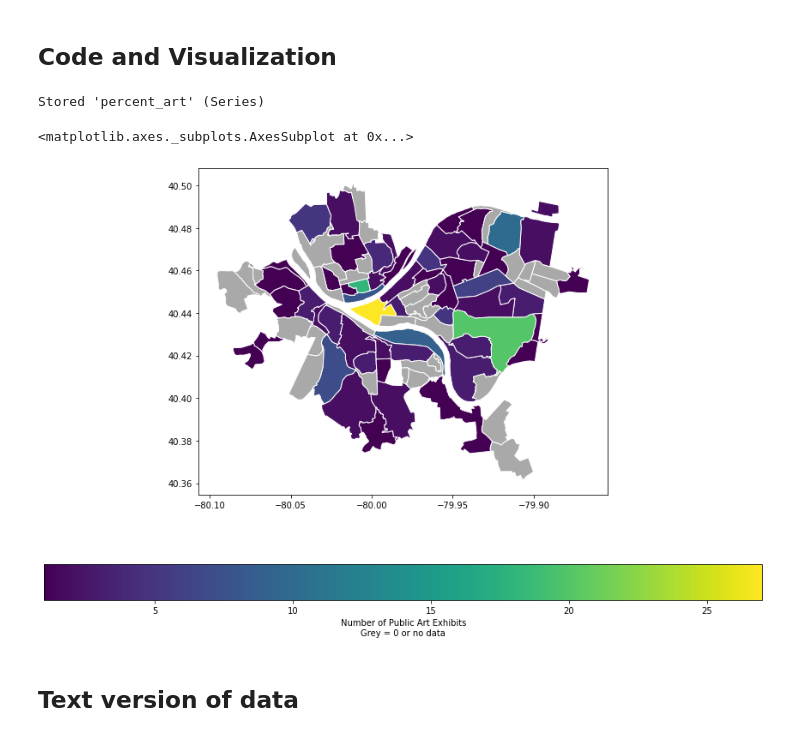
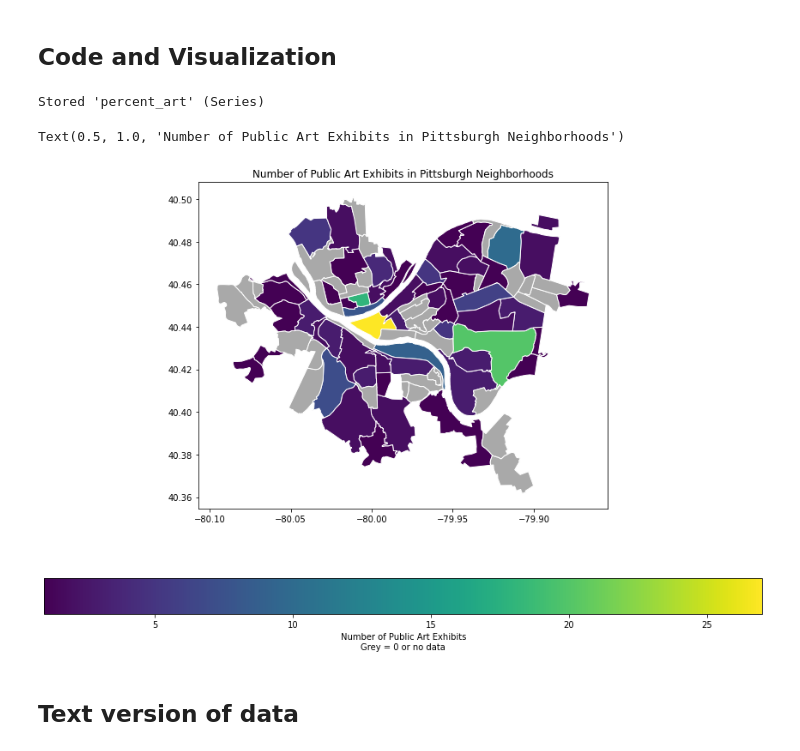
Before and after one commit to Elsklivet/big-ideas-final, a Jupyter notebook: datasets/public-art/public-art.ipynb, the cells around one changed output. Cells and saved outputs as stored; diff of their text form; code cells hidden in the pictures.

```diff
--- a/datasets/public-art/public-art.ipynb
+++ b/datasets/public-art/public-art.ipynb
@@ -15,34 +15,35 @@ I consider a neighborhood to be "better" if it has more public art installations
 # %%
 import pandas as pd
 import numpy as np
 %matplotlib inline
 import matplotlib.pyplot as plt
 import geopandas as gp
 
 art = pd.read_csv("public-art.csv")
 num_art = art.groupby("neighborhood").size()
 num_art.sort_values(ascending=False)
 
 percent_art = num_art / 27
 percent_art = percent_art.sort_values(ascending=False)
 %store percent_art
 
 neighborhoods = gp.read_file("../neighborhood/Neighborhoods_.shp")
 
 art_map = neighborhoods.merge(num_art.rename("num_art"), how='left', left_on="hood", right_on='neighborhood')
 
+
 art_map.plot(column='num_art', # set the data to be used for coloring
                #cmap='OrRd',              # choose a color palette
                edgecolor="white",        # outline the districts in white
                legend=True,              # show the legend
                legend_kwds={'label': "Number of Public Art Exhibits\nGrey = 0 or no data", 'orientation': "horizontal"}, # label the legend
                figsize=(15, 10),         # set the size
                missing_kwds={"color": "darkgrey"}
-               )
+               ).set_title("Number of Public Art Exhibits in Pittsburgh Neighborhoods")
 # %% [output]
 Stored 'percent_art' (Series)
-<matplotlib.axes._subplots.AxesSubplot at 0x...>
+Text(0.5, 1.0, 'Number of Public Art Exhibits in Pittsburgh Neighborhoods')
-[figure, old version]
+[figure, new version]
 # %% [markdown]
 ## Text version of data
 # %%
```
